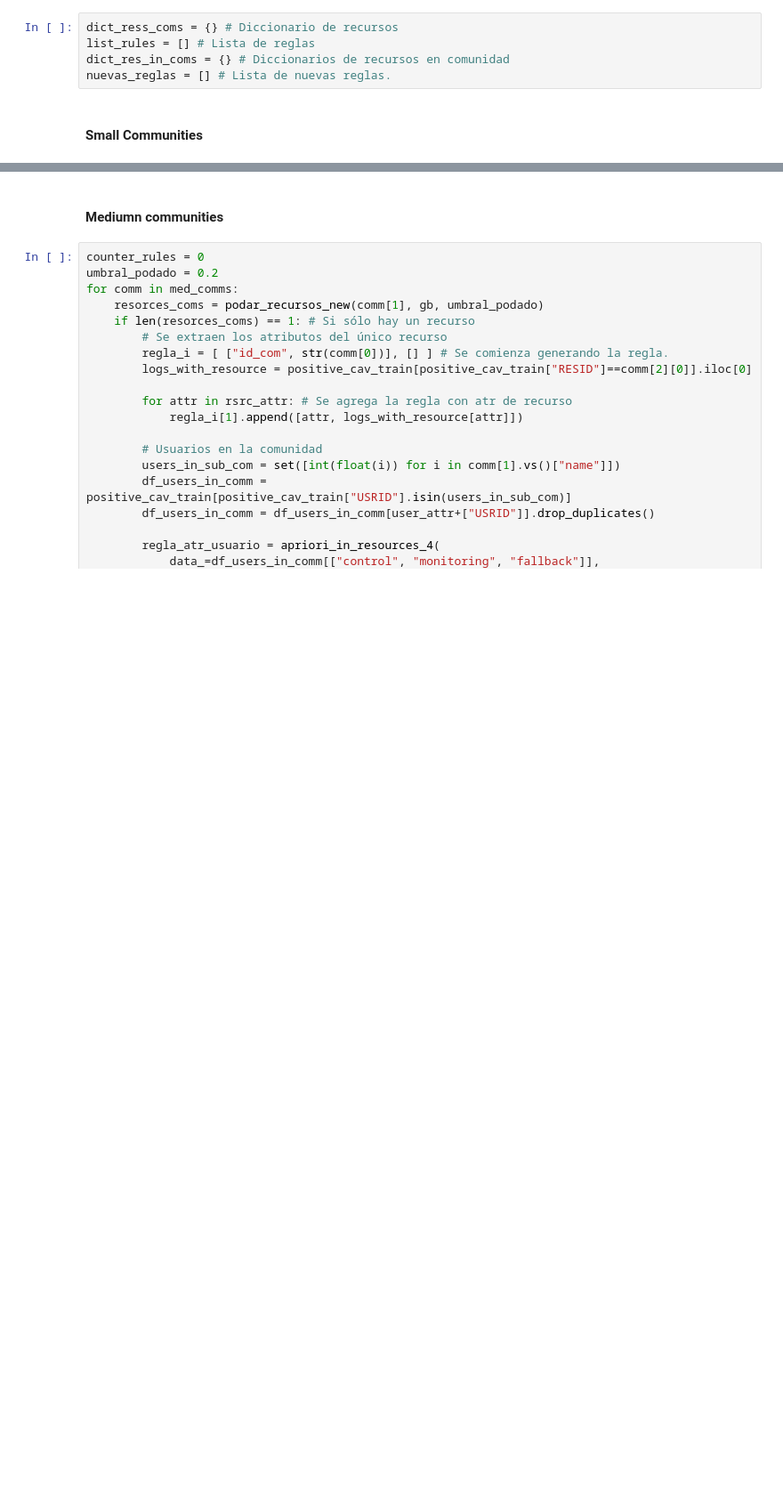
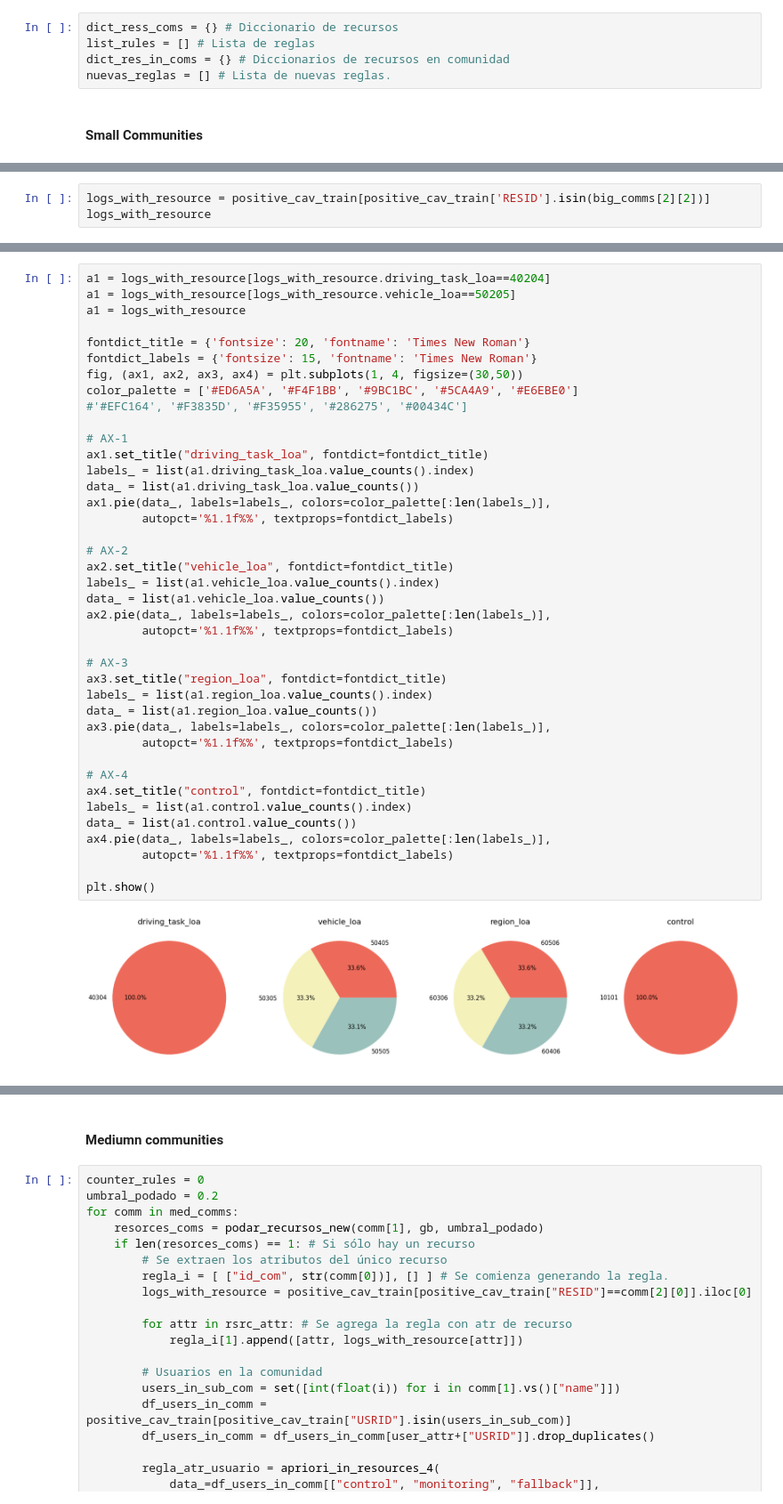
Before and after one commit to diazmx/phd-thesis-lab, a Jupyter notebook: 02-CAV policies/EXP-02.ipynb, the cells around one changed output, grey strips where cells are left out. Shown at 89% size. Drawn from its saved outputs; the diff is of its cells as text; blank space fills up the shorter version.

```diff
--- a/02-CAV policies/EXP-02.ipynb
+++ b/02-CAV policies/EXP-02.ipynb
@@ -1428,0 +1483,3 @@ Reglas generadas: 5
+# %%
+logs_with_resource = positive_cav_train[positive_cav_train['RESID'].isin(big_comms[2][2])]
+logs_with_resource
@@ -1428,0 +1526,42 @@ Reglas generadas: 5
+# %%
+a1 = logs_with_resource[logs_with_resource.driving_task_loa==40204]
+a1 = logs_with_resource[logs_with_resource.vehicle_loa==50205]
+a1 = logs_with_resource
+
+fontdict_title = {'fontsize': 20, 'fontname': 'Times New Roman'}
+fontdict_labels = {'fontsize': 15, 'fontname': 'Times New Roman'}
+fig, (ax1, ax2, ax3, ax4) = plt.subplots(1, 4, figsize=(30,50))
+color_palette = ['#ED6A5A', '#F4F1BB', '#9BC1BC', '#5CA4A9', '#E6EBE0']
+#'#EFC164', '#F3835D', '#F35955', '#286275', '#00434C']
+
+# AX-1
+ax1.set_title("driving_task_loa", fontdict=fontdict_title)
+labels_ = list(a1.driving_task_loa.value_counts().index)
+data_ = list(a1.driving_task_loa.value_counts())
+ax1.pie(data_, labels=labels_, colors=color_palette[:len(labels_)],
+        autopct='%1.1f%%', textprops=fontdict_labels)
+
+# AX-2
+ax2.set_title("vehicle_loa", fontdict=fontdict_title)
+labels_ = list(a1.vehicle_loa.value_counts().index)
+data_ = list(a1.vehicle_loa.value_counts())
+ax2.pie(data_, labels=labels_, colors=color_palette[:len(labels_)],
+        autopct='%1.1f%%', textprops=fontdict_labels)
+
+# AX-3
+ax3.set_title("region_loa", fontdict=fontdict_title)
+labels_ = list(a1.region_loa.value_counts().index)
+data_ = list(a1.region_loa.value_counts())
+ax3.pie(data_, labels=labels_, colors=color_palette[:len(labels_)],
+        autopct='%1.1f%%', textprops=fontdict_labels)
+
+# AX-4
+ax4.set_title("control", fontdict=fontdict_title)
+labels_ = list(a1.control.value_counts().index)
+data_ = list(a1.control.value_counts())
+ax4.pie(data_, labels=labels_, colors=color_palette[:len(labels_)],
+        autopct='%1.1f%%', textprops=fontdict_labels)
+
+plt.show()
+# %% [output]
+[figure, added]
```
Also changed, not shown: parts of 34 cells of this notebook.
